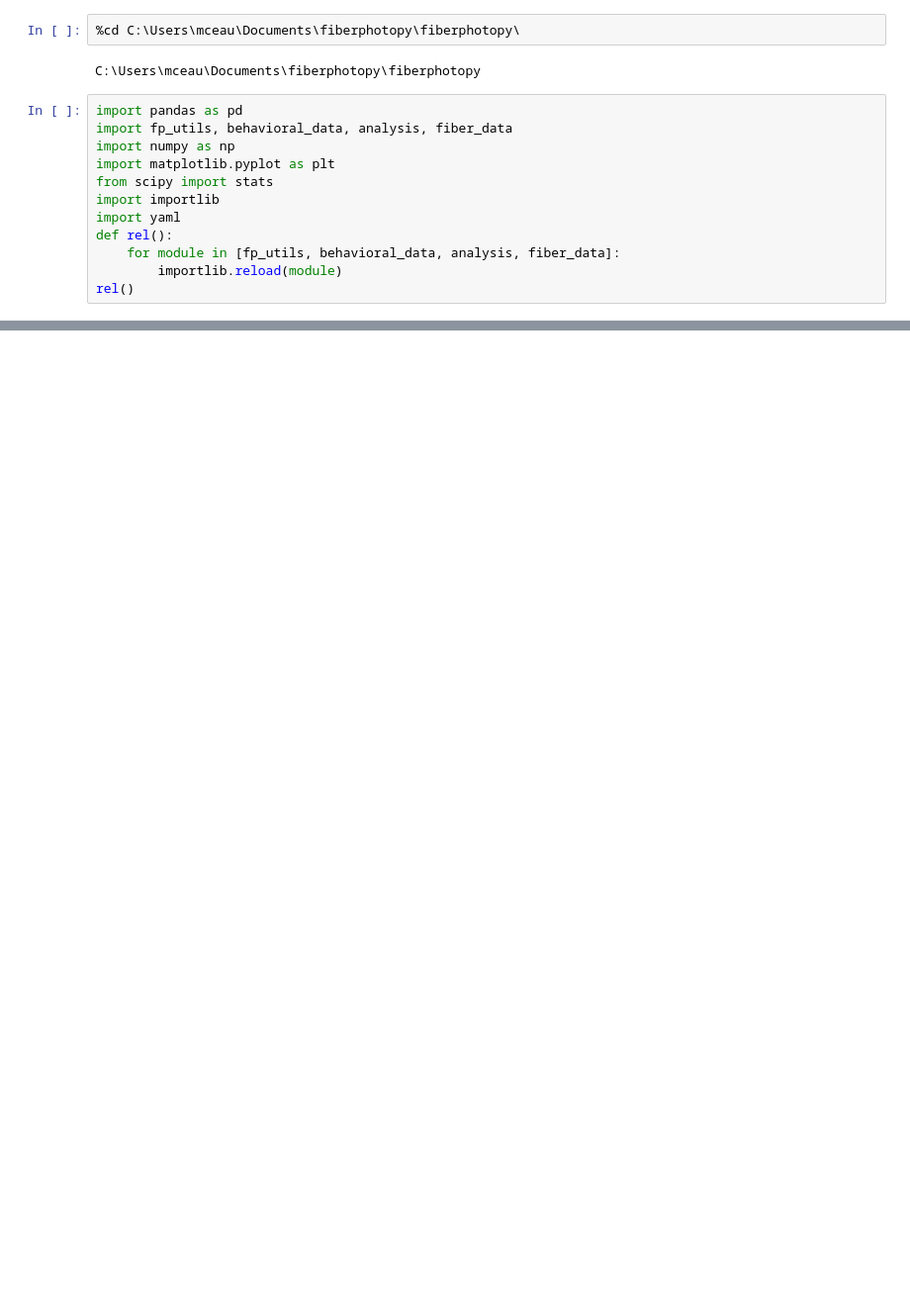
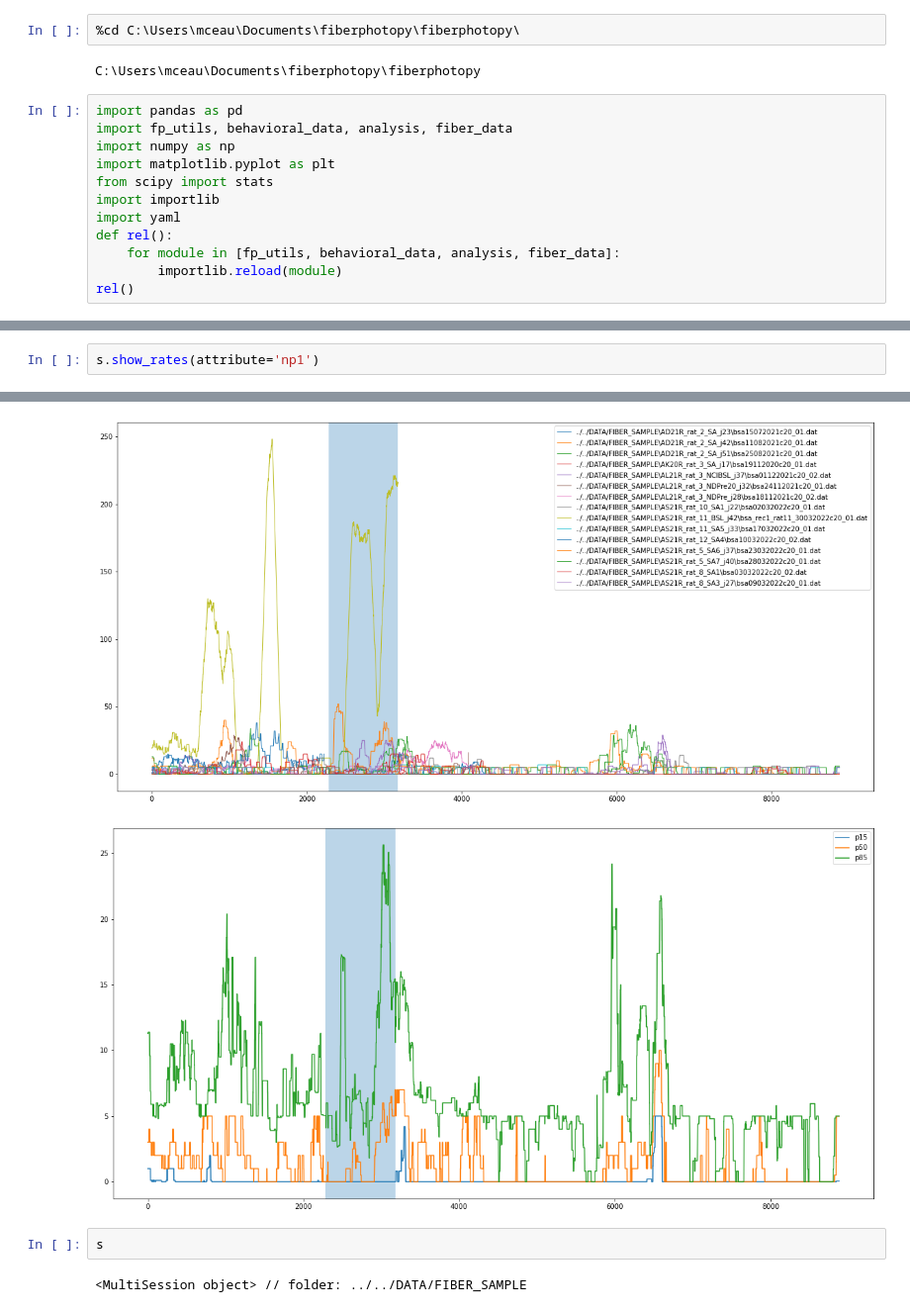
Before and after one commit to matias-ceau/pyfiber, a Jupyter notebook: dev/ANALYSIS.ipynb, the cells around one changed output, grey strips where cells are left out. Shown: that part at 99% size. Saved outputs shown, nothing was run; the diff lists cells and outputs as text; blank space fills up the shorter version.

```diff
--- a/dev/ANALYSIS.ipynb
+++ b/dev/ANALYSIS.ipynb
@@ -107,0 +102,3 @@ def compute(obj):
+# %%
+s.show_rates(attribute='np1')
+# %% [output]
@@ -107,0 +122,6 @@ def compute(obj):
+[figure, added]
+[figure, added]
+# %%
+s
+# %% [output]
+<MultiSession object> // folder: ../../DATA/FIBER_SAMPLE
```
Also changed, not shown: parts of 11 cells of this notebook, 6 other files.
